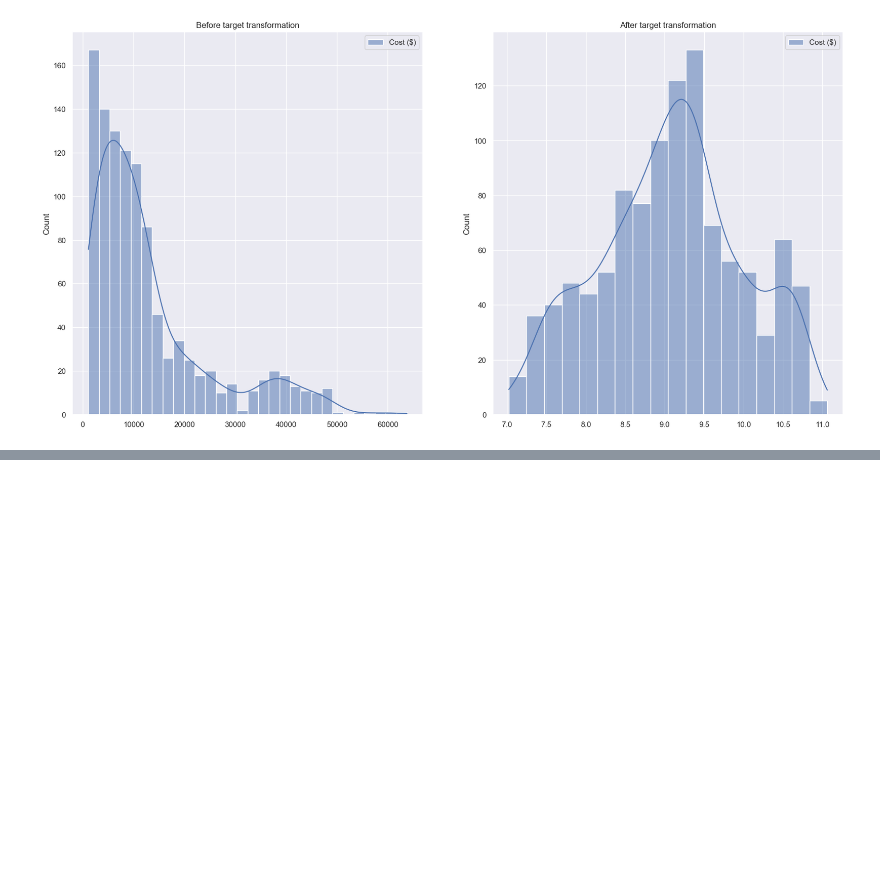
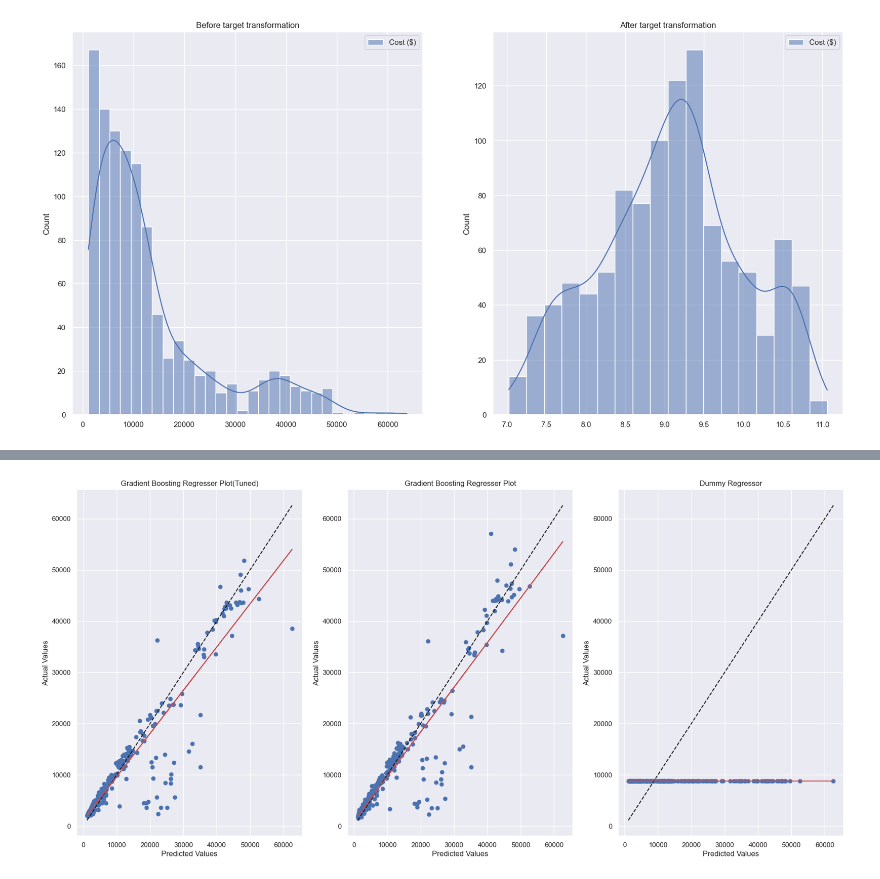
Before and after one commit to y0ngjie/AIML-ST1511-CA1, a Jupyter notebook: CA1-Regression.ipynb, the cells around one changed output, grey strips where cells are left out. Drawn from its saved outputs; the diff is of its cells as text; code cells hidden in the pictures; blank space fills up the shorter version.

```diff
--- a/CA1-Regression.ipynb
+++ b/CA1-Regression.ipynb
@@ -747,0 +778,13 @@ model_scores.style.apply(
+# %%
+gbr_tuned = gbr_search["hyper"].best_estimator_
+gbr_untuned = TransformedTargetRegressor(
+            regressor=GradientBoostingRegressor(random_state=42),
+            func=np.log1p,
+            inverse_func=np.expm1,
+        )
+
+dummy = TransformedTargetRegressor(
+            regressor=DummyRegressor(),
+            func=np.log1p,
+            inverse_func=np.expm1,
+        )
@@ -747,0 +830,4 @@ model_scores.style.apply(
+# %%
+gb_y_pred = gbr_tuned_model.predict(X_test)
+gb_untuned_y_pred = gbr_untuned_model.predict(X_test)
+dummy_y_pred = dummy_model.predict(X_test)
@@ -747,0 +853,31 @@ model_scores.style.apply(
+# %%
+# Convert our Dataframe into a Series
+y_test = y_test['Cost ($)']
+# %%
+fig, ax = plt.subplots(1, 3, figsize=(22, 10))
+ax[0].scatter(y_test, gb_y_pred)
+ax[0].plot([y_test.min(), y_test.max()], [y_test.min(), y_test.max()], "k--")
+m, b = np.polyfit(y_test, gb_y_pred, 1)
+ax[0].plot(y_test, m*y_test + b, color='r')
+ax[0].set_xlabel('Predicted Values')
+ax[0].set_ylabel('Actual Values')
+ax[0].set_title('Gradient Boosting Regresser Plot(Tuned)')
+
+ax[1].scatter(y_test, gb_untuned_y_pred)
+ax[1].plot([y_test.min(), y_test.max()], [y_test.min(), y_test.max()], "k--")
+m, b = np.polyfit(y_test, gb_untuned_y_pred, 1)
+ax[1].plot(y_test, m*y_test + b, color='r')
+ax[1].set_xlabel('Predicted Values')
+ax[1].set_ylabel('Actual Values')
+ax[1].set_title('Gradient Boosting Regresser Plot')
+
+ax[2].scatter(y_test, dummy_y_pred)
+ax[2].plot([y_test.min(), y_test.max()], [y_test.min(), y_test.max()], "k--")
+m, b = np.polyfit(y_test, dummy_y_pred, 1)
+ax[2].plot(y_test, m*y_test + b, color='r')
+ax[2].set_xlabel('Predicted Values')
+ax[2].set_ylabel('Actual Values')
+ax[2].set_title('Dummy Regressor')
+plt.show()
+# %% [output]
+[figure, added]
```
Also changed, not shown: parts of 36 cells of this notebook.
